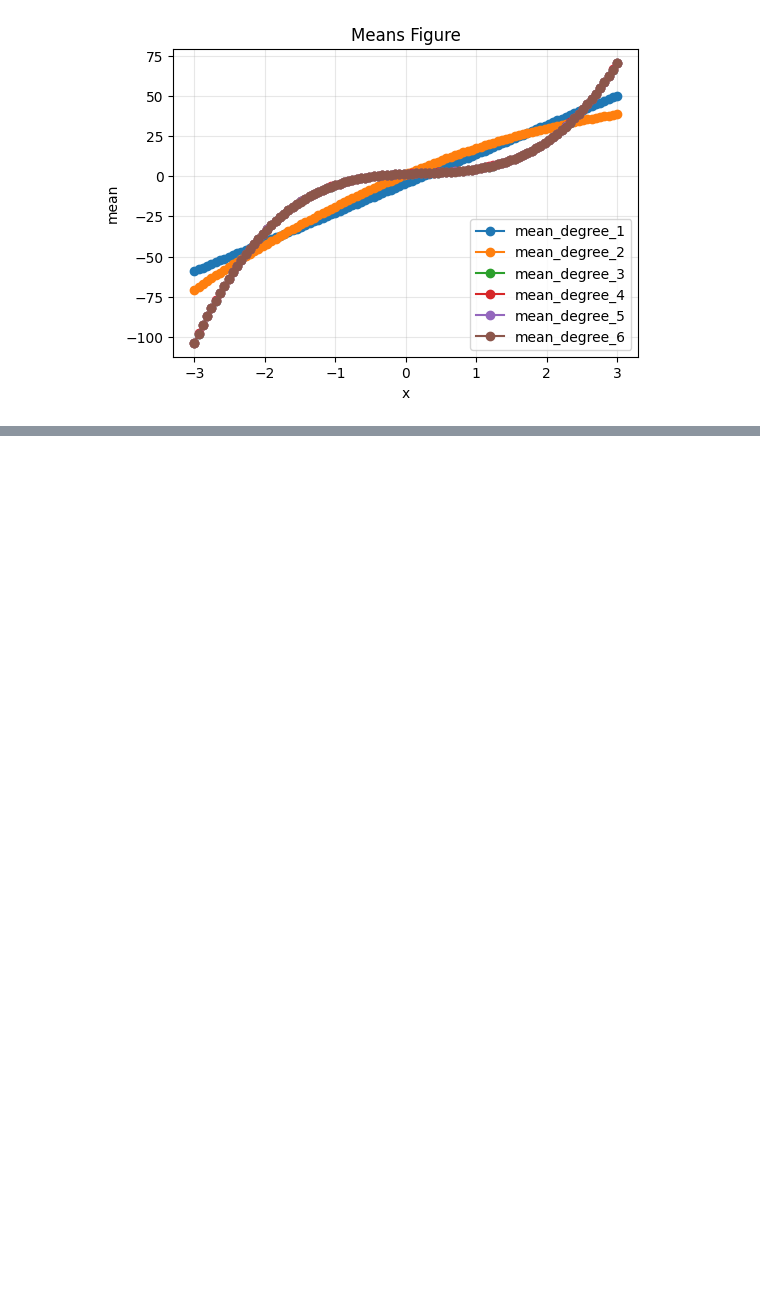
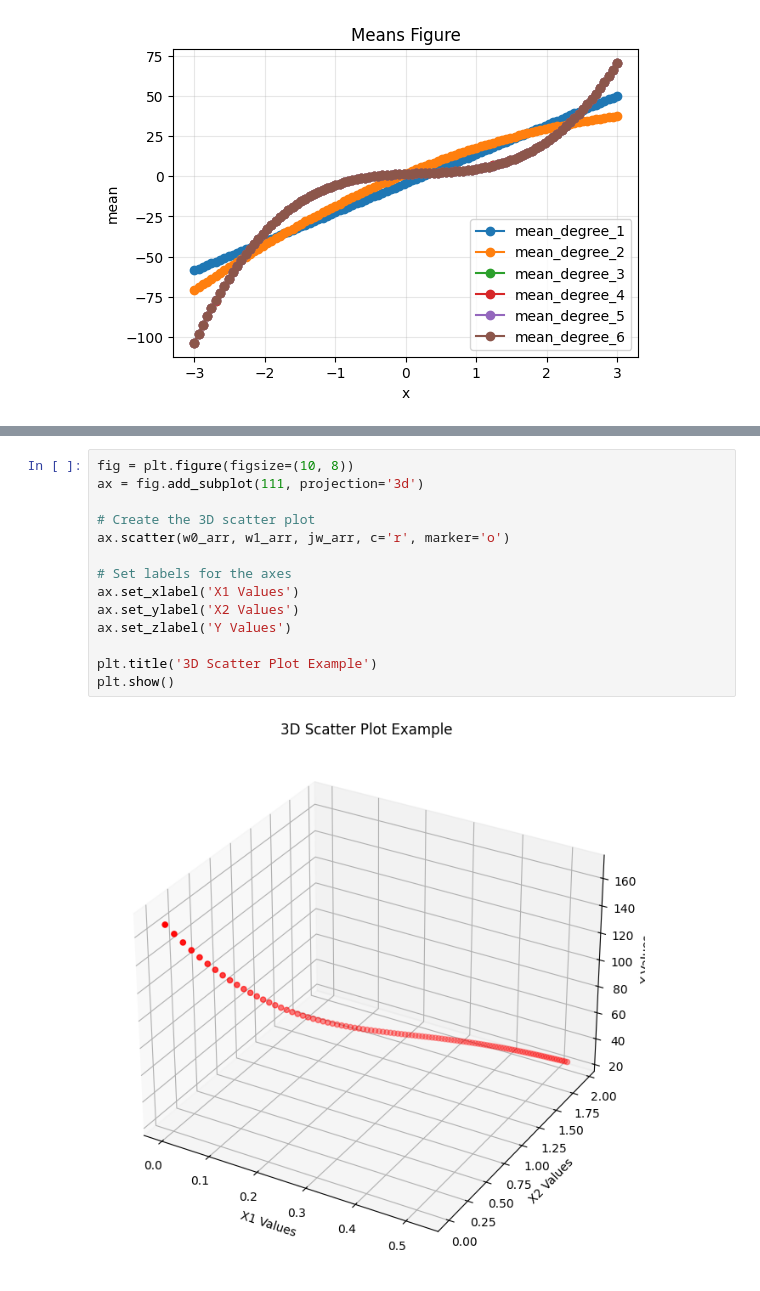
Before and after one commit to soheiladelbakhsh/Investigating-the-Role-of-Model-Complexity-in-Machine-Learning-and-Neural-Network-Quality, a Jupyter notebook: main.ipynb, the cells around one changed output, grey strips where cells are left out. Drawn from its saved outputs; the diff is of its cells as text; blank space fills up the shorter version.

```diff
--- a/main.ipynb
+++ b/main.ipynb
@@ -146,0 +201,16 @@ plt.show()
+# %%
+fig = plt.figure(figsize=(10, 8))
+ax = fig.add_subplot(111, projection='3d')
+
+# Create the 3D scatter plot
+ax.scatter(w0_arr, w1_arr, jw_arr, c='r', marker='o')
+
+# Set labels for the axes
+ax.set_xlabel('X1 Values')
+ax.set_ylabel('X2 Values')
+ax.set_zlabel('Y Values')
+
+plt.title('3D Scatter Plot Example')
+plt.show()
+# %% [output]
+[figure, added]
```
Also changed, not shown: parts of 9 cells of this notebook.
